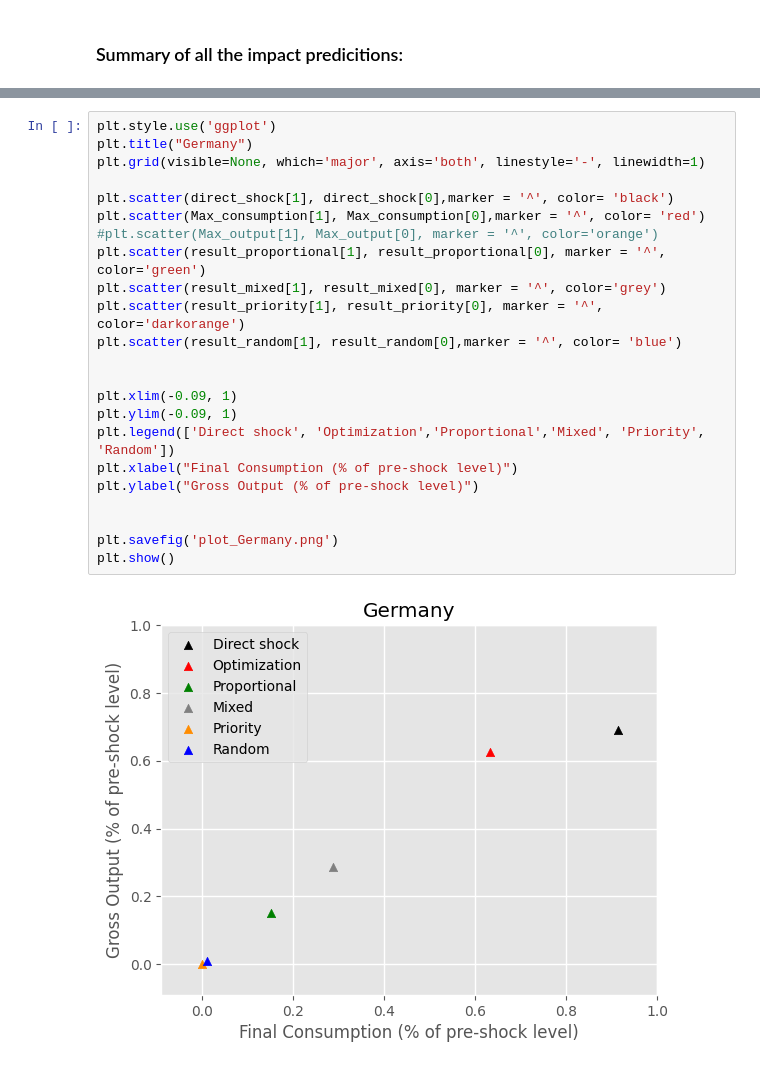
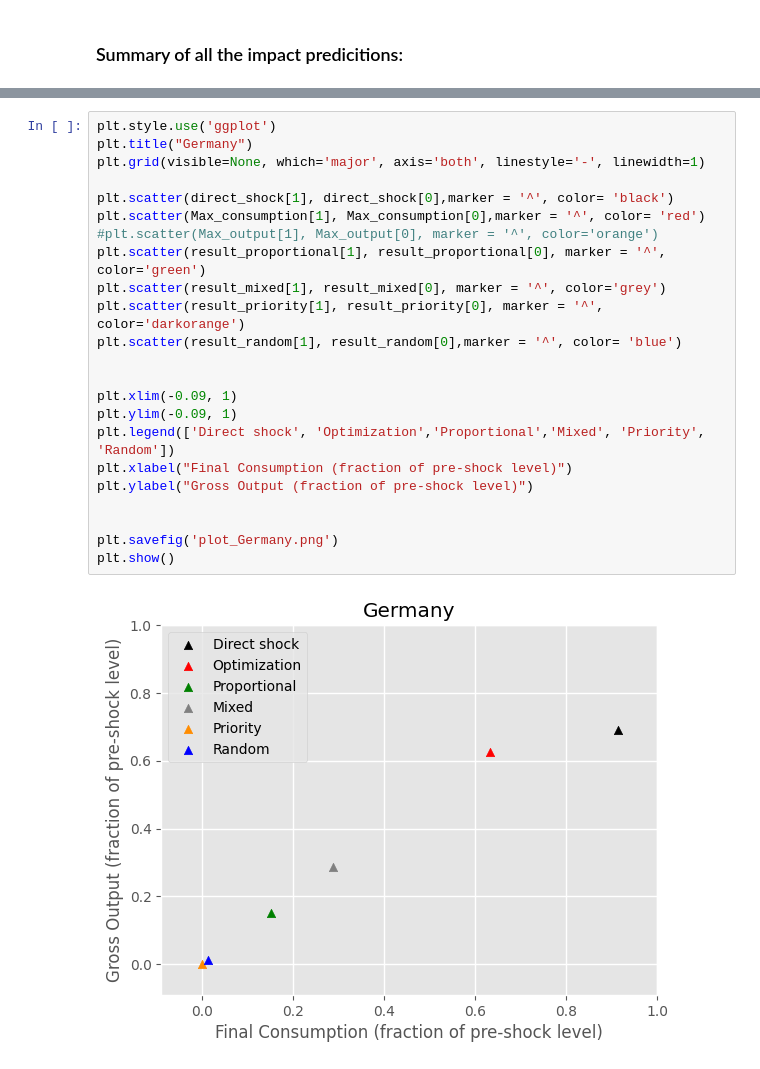
Before and after one commit to jannekehutsebaut/Thesis_Shock_Propagation_Supply_Demand, a Jupyter notebook: Deu/Case study Germany.ipynb, the cells around one changed output, grey strips where cells are left out. Cells and saved outputs as stored; diff of their text form.

```diff
--- a/Deu/Case study Germany.ipynb
+++ b/Deu/Case study Germany.ipynb
@@ -622,25 +622,25 @@ print(direct_shock[:2])
 # %%
 plt.style.use('ggplot')
 plt.title("Germany")
 plt.grid(visible=None, which='major', axis='both', linestyle='-', linewidth=1)
 
 plt.scatter(direct_shock[1], direct_shock[0],marker = '^', color= 'black')
 plt.scatter(Max_consumption[1], Max_consumption[0],marker = '^', color= 'red')
 #plt.scatter(Max_output[1], Max_output[0], marker = '^', color='orange')
 plt.scatter(result_proportional[1], result_proportional[0], marker = '^', color='green')
 plt.scatter(result_mixed[1], result_mixed[0], marker = '^', color='grey')
 plt.scatter(result_priority[1], result_priority[0], marker = '^', color='darkorange')
 plt.scatter(result_random[1], result_random[0],marker = '^', color= 'blue')
 
 
 plt.xlim(-0.09, 1)
 plt.ylim(-0.09, 1)
 plt.legend(['Direct shock', 'Optimization','Proportional','Mixed', 'Priority', 'Random'])
-plt.xlabel("Final Consumption (% of pre-shock level)")
-plt.ylabel("Gross Output (% of pre-shock level)")
+plt.xlabel("Final Consumption (fraction of pre-shock level)")
+plt.ylabel("Gross Output (fraction of pre-shock level)")
 
 
 plt.savefig('plot_Germany.png')
 plt.show()
 # %% [output]
-[figure, old version]
+[figure, new version]
```
Also changed, not shown: parts of 2 cells of this notebook.
